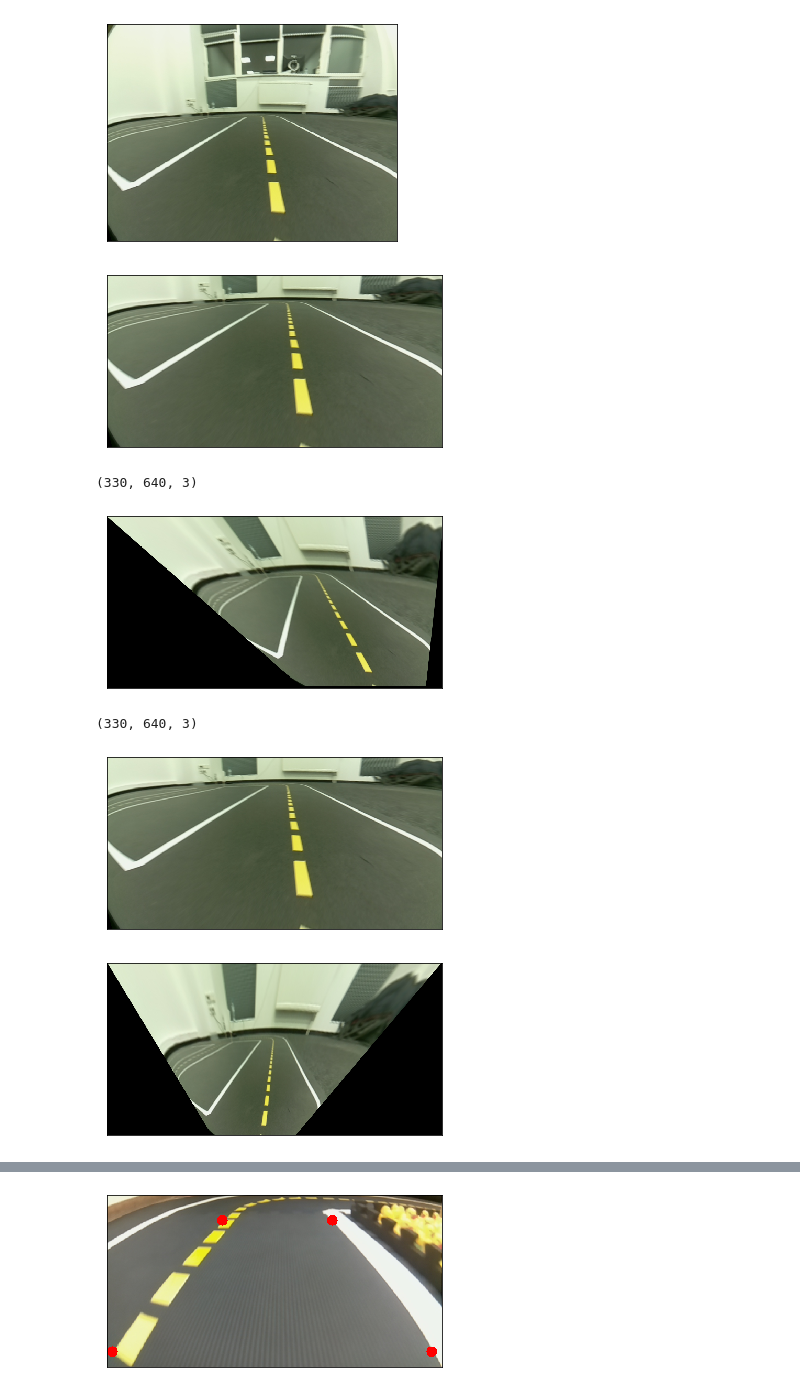
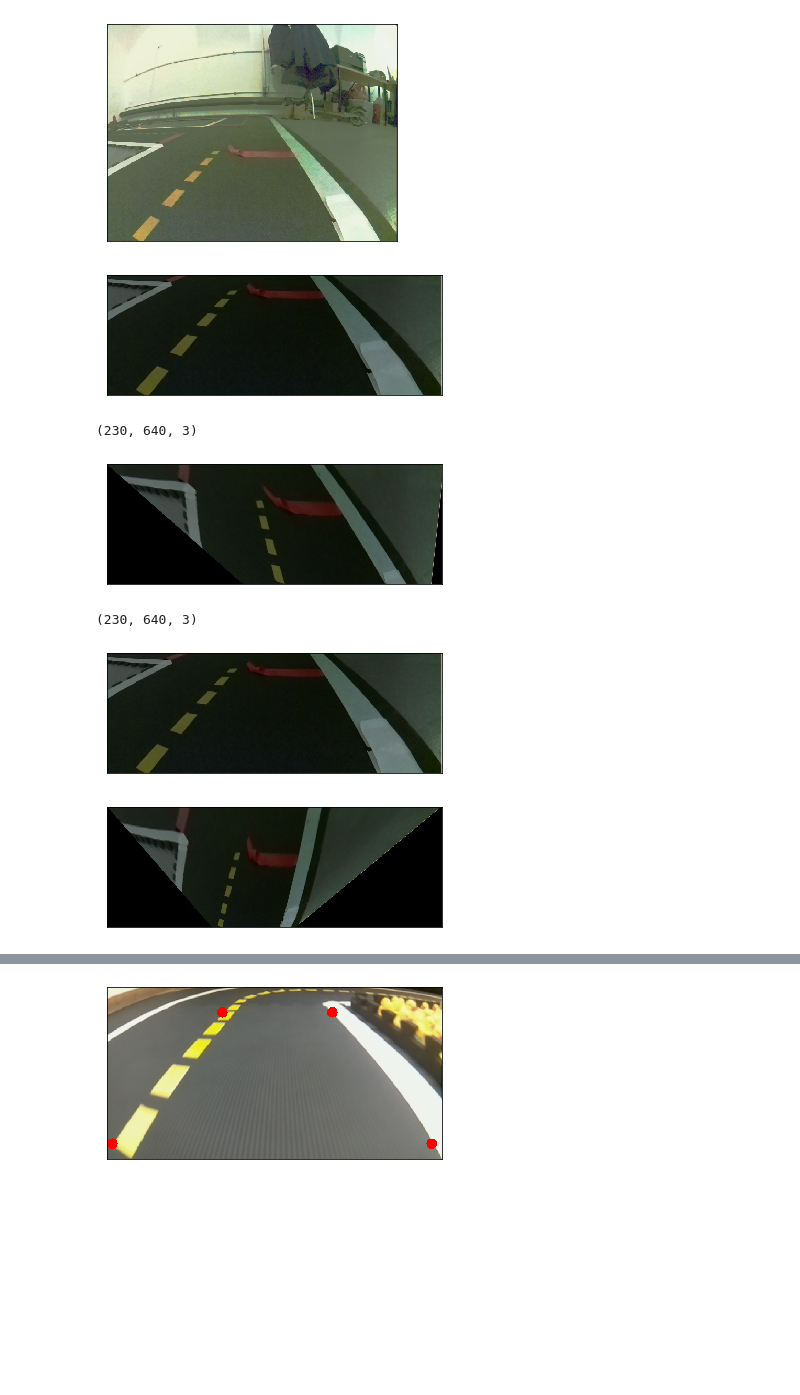
Before and after one commit to Laboratory-of-Embodied-Intelligence/line-detector, a Jupyter notebook: jupyter/main.ipynb, the cells around one changed output, grey strips where cells are left out. Cells and saved outputs as stored; diff of their text form; code cells hidden in the pictures; blank space fills up the shorter version.

```diff
--- a/jupyter/main.ipynb
+++ b/jupyter/main.ipynb
@@ -11,7 +11,7 @@ def imShow(img):
     plt.xticks([]), plt.yticks([])
     plt.show()
 
-road = cv2.imread("jb_2.png")
+road = cv2.imread("images_from_itmo/image2.png")
 jb   = cv2.imread("jb_2.png")
 jb   = cv2.resize(jb, (640, 480))
 jb   = cv2.cvtColor(jb, cv2.COLOR_BGR2RGB)
@@ -30,29 +30,29 @@ matched = skimage.exposure.match_histograms(road, jb, multichannel=True)
 #road = matched
 imShow(matched)
 # %% [output]
-[figure, old version]
+[figure, new version]
 # %%
-img = dp(road[150:,:,:])
+img = dp(road[250:,:,:])
 #road = cv2.cvtColor(road, cv2.COLOR_BGR2RGB)
 init_img = dp(img)
 imShow(img)
 print(img.shape)
 #M = np.array( [[-1.27373e-05, -0.0002421778, -0.1970125], [0.001029818, -1.578045e-05, -0.337324], [-0.0001088811, -0.007584862, 1]])
 M = np.array([[1.01123, 3.01646, -2.5], [0, 2.65629, 0], [0, 0.00513, 1]  ])
 M_inv = np.linalg.inv(M)
 #M_inv =
 size = (img.shape[1], img.shape[0])
 out = cv2.warpPerspective(img, M, size)
 imShow(out)
 img = dp(out)
 print(out.shape)
 # %% [output]
-[figure, old version]
+[figure, new version]
-(330, 640, 3)
+(230, 640, 3)
-[figure, old version]
+[figure, new version]
-(330, 640, 3)
+(230, 640, 3)
 # %%
-img = dp(road[150:,:,:])
+img = dp(road[250:,:,:])
 
 IMAGE_H, IMAGE_W,_ = img.shape
 
@@ -67,8 +67,8 @@ warped_img = cv2.warpPerspective(img, M, (IMAGE_W, IMAGE_H))
 imShow(img)
 imShow(warped_img)
 # %% [output]
-[figure, old version]
+[figure, new version]
-[figure, old version]
+[figure, new version]
 # %%
 #-----Reading the image-----------------------------------------------------
 
```
Also changed, not shown: parts of 20 cells of this notebook.
